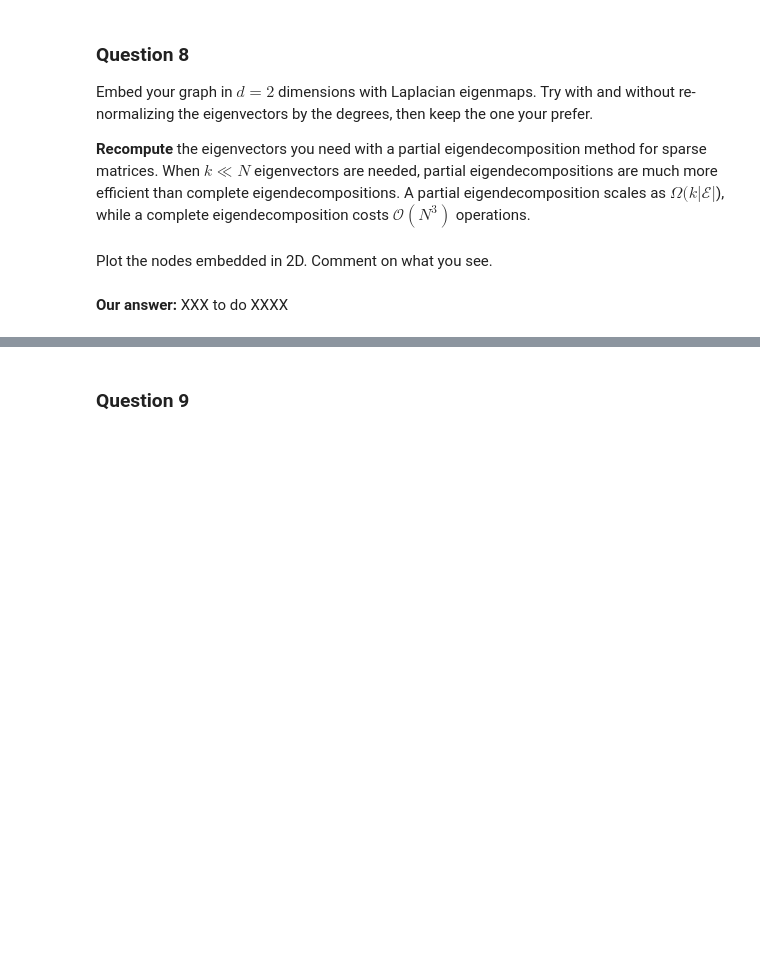
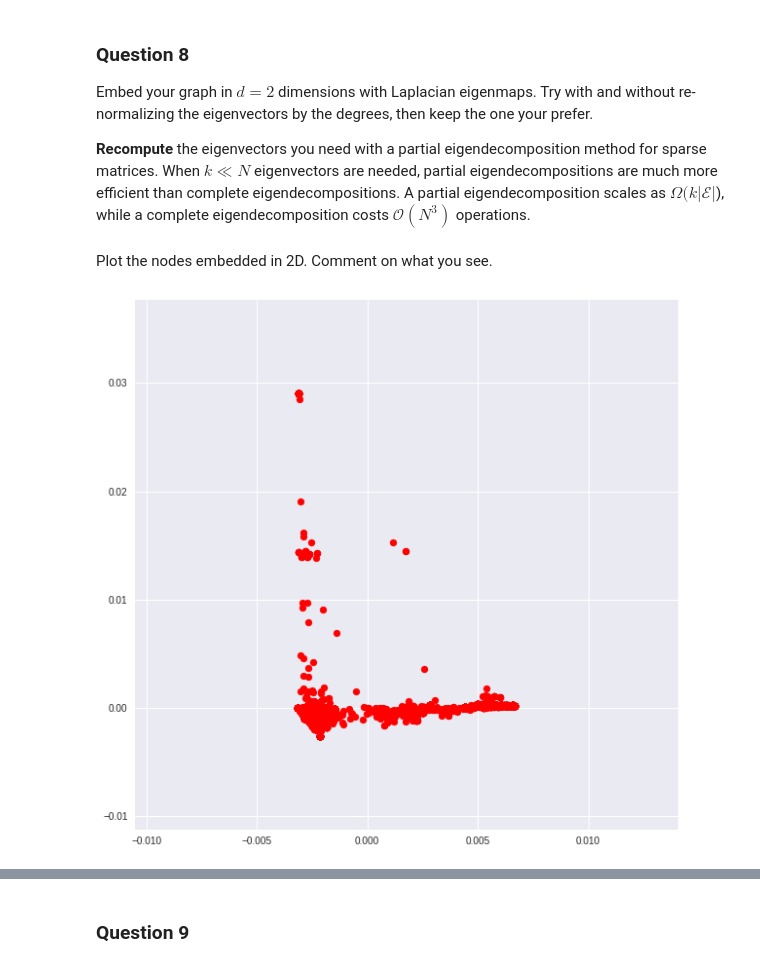
Before and after one commit to ilijagjorgjiev/ntds2018_team50, a Jupyter notebook: milestones/3_spectral_graph_theory.ipynb, the cells around one changed output, grey strips where cells are left out. Saved outputs shown, nothing was run; the diff lists cells and outputs as text; code cells hidden in the pictures; blank space fills up the shorter version.

```diff
--- a/milestones/3_spectral_graph_theory.ipynb
+++ b/milestones/3_spectral_graph_theory.ipynb
@@ -230,12 +259,13 @@ eigenval_n, eigenvec_n = sparse.linalg.eigsh(laplacian_normalized,k=d+1,which='S
 # %%
 # take the first d dimensions excluding
-laplacian_embedded = eigenvec_c[:,1:d+1]
-laplacian_embedded_normalize = eigenvec_n[:,1:d+1]
+laplacian_embedded = eigenvectors_c[:,1:d+1]
+laplacian_embedded_normalize = eigenvectors_n[:,1:d+1]
+laplacian_embedded.shape
 # %% [markdown]
 Plot the nodes embedded in 2D. Comment on what you see.
 # %%
-# plotting embedded graph in 2D
+# plotting embedded graph in 2D for Combinatorial
 fig = plt.figure(figsize=(10, 10))
-ax = plt.scatter(laplacian_embedded[:, 0], laplacian_embedded[:, 1],c=['red','blue'],cmap=plt.cm.Spectral)
+ax = plt.scatter(laplacian_embedded[:, 0], laplacian_embedded[:, 1],c=['red'],cmap=plt.cm.Spectral)
+# %% [output]
+[figure, added]
-# %% [markdown]
-**Our answer:** XXX to do XXXX
```
Also changed, not shown: parts of 34 cells of this notebook.
